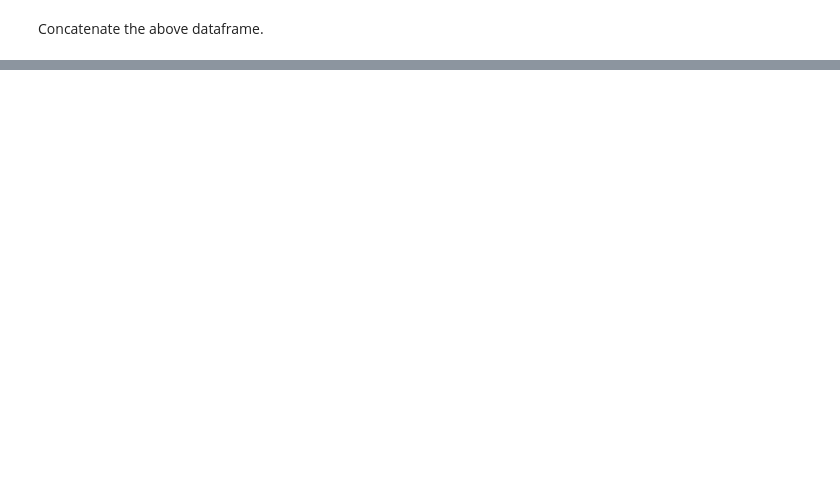
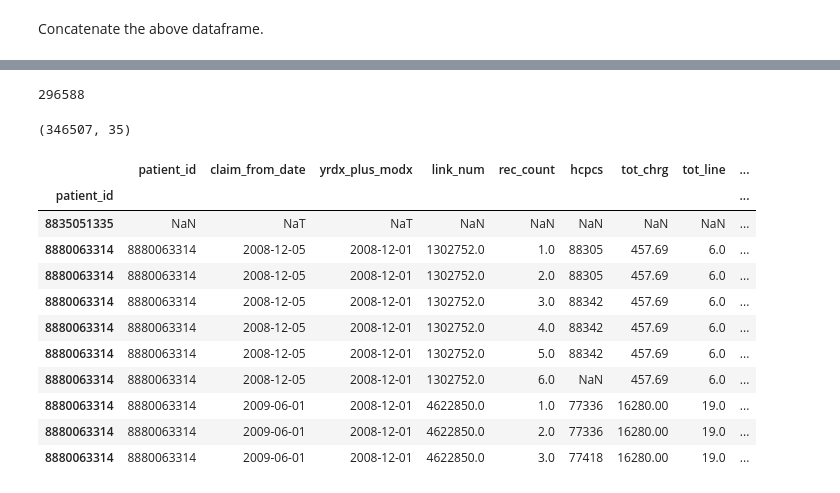
Before and after one commit to doolingdavid/IBA, a Jupyter notebook: costofcare.ipynb, the cells around one changed output, grey strips where cells are left out. Saved outputs shown, nothing was run; the diff lists cells and outputs as text; code cells hidden in the pictures; blank space fills up the shorter version.

```diff
--- a/costofcare.ipynb
+++ b/costofcare.ipynb
@@ -215,0 +481,2 @@ dg.head(15)
+# %%
+dh['yrdx_plus_modx'] = df_all_good_indices['yrdx_plus_modx']
@@ -215,0 +496,6 @@ dg.head(15)
+# %%
+krazykols = ['patient_id','claim_from_date','yrdx_plus_modx',
+            'link_num','rec_count','hcpcs','tot_chrg','tot_line',
+            'seg_line']
+
+dh[krazykols].head(30)
@@ -215,0 +521,12 @@ dg.head(15)
+# %%
+(dh.claim_from_date >= dh.yrdx_plus_modx).sum()
+# %% [output]
+296588
+# %%
+dh.shape
+# %% [output]
+(346507, 35)
+# %%
+dh = dh[(dh.claim_from_date >= dh.yrdx_plus_modx)]
+# %%
+dhcontrol = dh.loc[controlindices]
@@ -215,0 +535,15 @@ dg.head(15)
+# %%
+dhcontrol[krazykols].head(10)
+# %% [output]
+|  | patient_id | claim_from_date | yrdx_plus_modx | link_num | rec_count | hcpcs | tot_chrg | tot_line | ... |
+| patient_id |  |  |  |  |  |  |  |  | ... |
+| 8835051335 | NaN | NaT | NaT | NaN | NaN | NaN | NaN | NaN | ... |
+| 8880063314 | 8880063314 | 2008-12-05 | 2008-12-01 | 1302752.0 | 1.0 | 88305 | 457.69 | 6.0 | ... |
+| 8880063314 | 8880063314 | 2008-12-05 | 2008-12-01 | 1302752.0 | 2.0 | 88305 | 457.69 | 6.0 | ... |
+| 8880063314 | 8880063314 | 2008-12-05 | 2008-12-01 | 1302752.0 | 3.0 | 88342 | 457.69 | 6.0 | ... |
+| 8880063314 | 8880063314 | 2008-12-05 | 2008-12-01 | 1302752.0 | 4.0 | 88342 | 457.69 | 6.0 | ... |
+| 8880063314 | 8880063314 | 2008-12-05 | 2008-12-01 | 1302752.0 | 5.0 | 88342 | 457.69 | 6.0 | ... |
+| 8880063314 | 8880063314 | 2008-12-05 | 2008-12-01 | 1302752.0 | 6.0 | NaN | 457.69 | 6.0 | ... |
+| 8880063314 | 8880063314 | 2009-06-01 | 2008-12-01 | 4622850.0 | 1.0 | 77336 | 16280.00 | 19.0 | ... |
+| 8880063314 | 8880063314 | 2009-06-01 | 2008-12-01 | 4622850.0 | 2.0 | 77336 | 16280.00 | 19.0 | ... |
+| 8880063314 | 8880063314 | 2009-06-01 | 2008-12-01 | 4622850.0 | 3.0 | 77418 | 16280.00 | 19.0 | ... |
```
Also changed, not shown: parts of 57 cells of this notebook, 1 other file.
